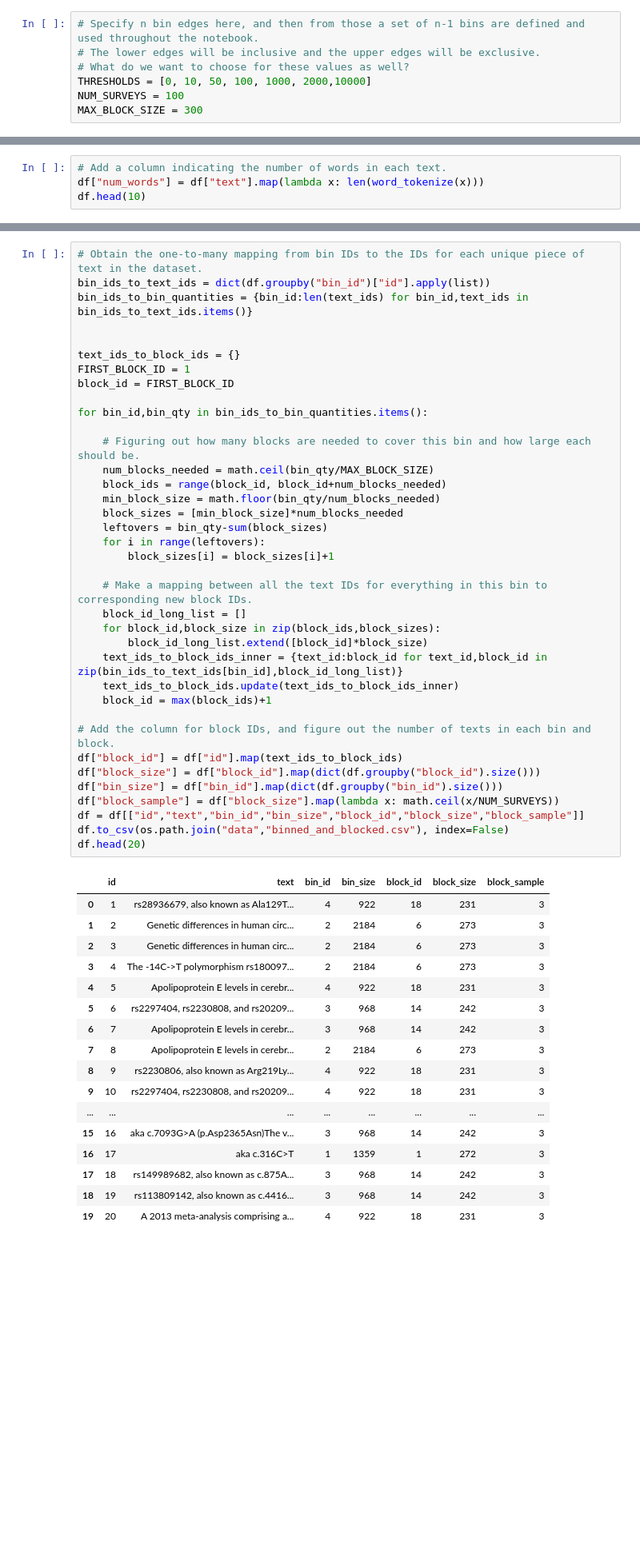
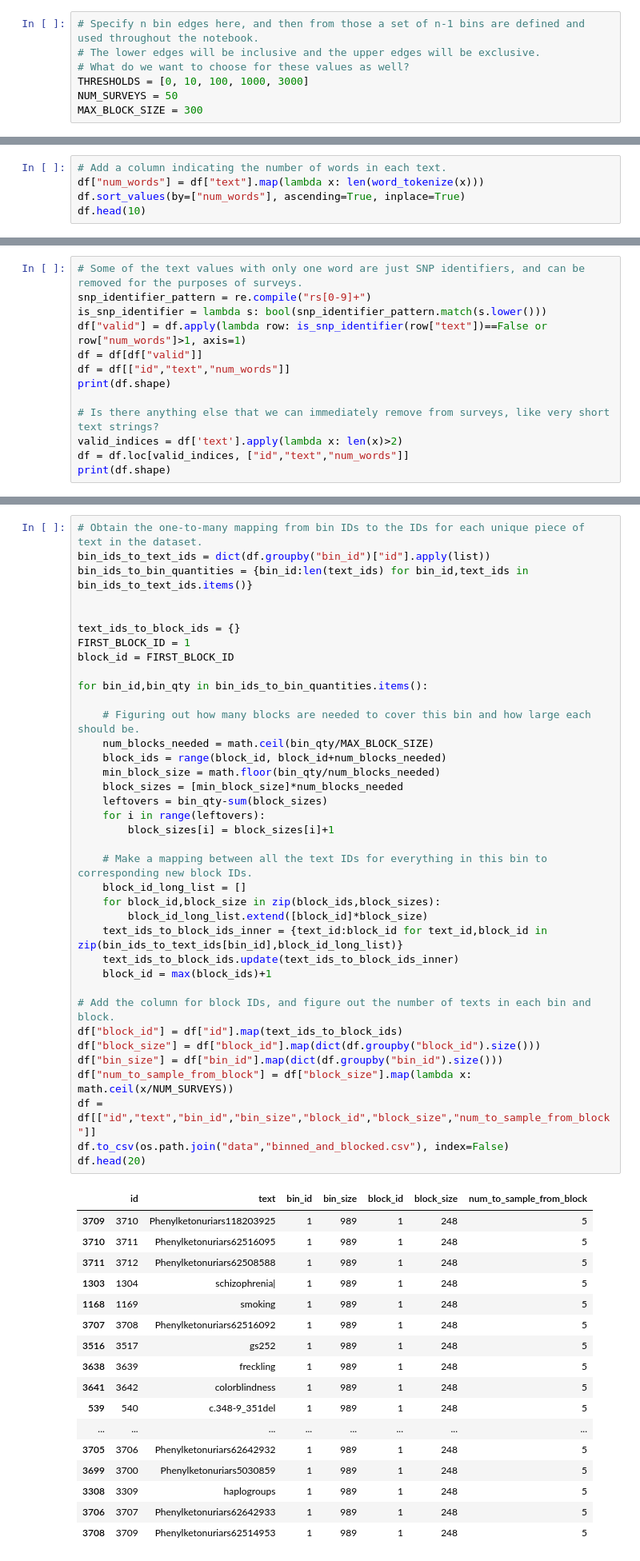
Before and after one commit to irbraun/snpedia-nlp, a Jupyter notebook: binning_and_blocking.ipynb, the cells around one changed output, grey strips where cells are left out. Shown at 80% size. Drawn from its saved outputs; the diff is of its cells as text; blank space fills up the shorter version.

Commit message:
updating block sizes

```diff
--- a/binning_and_blocking.ipynb
+++ b/binning_and_blocking.ipynb
@@ -60,8 +61,8 @@ sn.distplot(word_num_distribution)
 # Specify n bin edges here, and then from those a set of n-1 bins are defined and used throughout the notebook.
 # The lower edges will be inclusive and the upper edges will be exclusive.
 # What do we want to choose for these values as well?
-THRESHOLDS = [0, 10, 50, 100, 1000, 2000,10000]
-NUM_SURVEYS = 100
+THRESHOLDS = [0, 10, 100, 1000, 3000]
+NUM_SURVEYS = 50
 MAX_BLOCK_SIZE = 300
 # %%
 # Create the set of IDs for the bins and also tuples that reference the edges of each bin.
@@ -75,6 +76,7 @@ print(bounds_list)
 # %%
 # Add a column indicating the number of words in each text.
 df["num_words"] = df["text"].map(lambda x: len(word_tokenize(x)))
+df.sort_values(by=["num_words"], ascending=True, inplace=True)
 df.head(10)
 # %% [output]
 |  | id | text | num_words |
@@ -90,0 +93,13 @@ df.head(10)
+# %%
+# Some of the text values with only one word are just SNP identifiers, and can be removed for the purposes of surveys.
+snp_identifier_pattern = re.compile("rs[0-9]+")
+is_snp_identifier = lambda s: bool(snp_identifier_pattern.match(s.lower()))
+df["valid"] = df.apply(lambda row: is_snp_identifier(row["text"])==False or row["num_words"]>1, axis=1)
+df = df[df["valid"]]
+df = df[["id","text","num_words"]]
+print(df.shape)
+
+# Is there anything else that we can immediately remove from surveys, like very short text strings?
+valid_indices = df['text'].apply(lambda x: len(x)>2)
+df = df.loc[valid_indices, ["id","text","num_words"]]
+print(df.shape)
@@ -122,52 +160,52 @@ bin_ids_to_bin_quantities = {bin_id:len(text_ids) for bin_id,text_ids in bin_ids
 text_ids_to_block_ids = {}
 FIRST_BLOCK_ID = 1
 block_id = FIRST_BLOCK_ID
 
 for bin_id,bin_qty in bin_ids_to_bin_quantities.items():
 
     # Figuring out how many blocks are needed to cover this bin and how large each should be.
     num_blocks_needed = math.ceil(bin_qty/MAX_BLOCK_SIZE)
     block_ids = range(block_id, block_id+num_blocks_needed)
     min_block_size = math.floor(bin_qty/num_blocks_needed)
     block_sizes = [min_block_size]*num_blocks_needed
     leftovers = bin_qty-sum(block_sizes)
     for i in range(leftovers):
         block_sizes[i] = block_sizes[i]+1
 
     # Make a mapping between all the text IDs for everything in this bin to corresponding new block IDs.
     block_id_long_list = []
     for block_id,block_size in zip(block_ids,block_sizes):
         block_id_long_list.extend([block_id]*block_size)
     text_ids_to_block_ids_inner = {text_id:block_id for text_id,block_id in zip(bin_ids_to_text_ids[bin_id],block_id_long_list)}
     text_ids_to_block_ids.update(text_ids_to_block_ids_inner)
     block_id = max(block_ids)+1
 
 # Add the column for block IDs, and figure out the number of texts in each bin and block.
 df["block_id"] = df["id"].map(text_ids_to_block_ids)
 df["block_size"] = df["block_id"].map(dict(df.groupby("block_id").size()))
 df["bin_size"] = df["bin_id"].map(dict(df.groupby("bin_id").size()))
-df["block_sample"] = df["block_size"].map(lambda x: math.ceil(x/NUM_SURVEYS))
-df = df[["id","text","bin_id","bin_size","block_id","block_size","block_sample"]]
+df["num_to_sample_from_block"] = df["block_size"].map(lambda x: math.ceil(x/NUM_SURVEYS))
+df = df[["id","text","bin_id","bin_size","block_id","block_size","num_to_sample_from_block"]]
 df.to_csv(os.path.join("data","binned_and_blocked.csv"), index=False)
 df.head(20)
 # %% [output]
-|  | id | text | bin_id | bin_size | block_id | block_size | block_sample |
-| 0 | 1 | rs28936679, also known as Ala129T... | 4 | 922 | 18 | 231 | 3 |
-| 1 | 2 | Genetic differences in human circ... | 2 | 2184 | 6 | 273 | 3 |
-| 2 | 3 | Genetic differences in human circ... | 2 | 2184 | 6 | 273 | 3 |
-| 3 | 4 | The -14C->T polymorphism rs180097... | 2 | 2184 | 6 | 273 | 3 |
-| 4 | 5 | Apolipoprotein E levels in cerebr... | 4 | 922 | 18 | 231 | 3 |
-| 5 | 6 | rs2297404, rs2230808, and rs20209... | 3 | 968 | 14 | 242 | 3 |
-| 6 | 7 | Apolipoprotein E levels in cerebr... | 3 | 968 | 14 | 242 | 3 |
-| 7 | 8 | Apolipoprotein E levels in cerebr... | 2 | 2184 | 6 | 273 | 3 |
-| 8 | 9 | rs2230806, also known as Arg219Ly... | 4 | 922 | 18 | 231 | 3 |
-| 9 | 10 | rs2297404, rs2230808, and rs20209... | 4 | 922 | 18 | 231 | 3 |
+|  | id | text | bin_id | bin_size | block_id | block_size | num_to_sample_from_block |
+| 3709 | 3710 | Phenylketonuriars118203925 | 1 | 989 | 1 | 248 | 5 |
+| 3710 | 3711 | Phenylketonuriars62516095 | 1 | 989 | 1 | 248 | 5 |
+| 3711 | 3712 | Phenylketonuriars62508588 | 1 | 989 | 1 | 248 | 5 |
+| 1303 | 1304 | schizophrenia| | 1 | 989 | 1 | 248 | 5 |
+| 1168 | 1169 | smoking | 1 | 989 | 1 | 248 | 5 |
+| 3707 | 3708 | Phenylketonuriars62516092 | 1 | 989 | 1 | 248 | 5 |
+| 3516 | 3517 | gs252 | 1 | 989 | 1 | 248 | 5 |
+| 3638 | 3639 | freckling | 1 | 989 | 1 | 248 | 5 |
+| 3641 | 3642 | colorblindness | 1 | 989 | 1 | 248 | 5 |
+| 539 | 540 | c.348-9_351del | 1 | 989 | 1 | 248 | 5 |
 | ... | ... | ... | ... | ... | ... | ... | ... |
-| 15 | 16 | aka c.7093G>A (p.Asp2365Asn)The v... | 3 | 968 | 14 | 242 | 3 |
-| 16 | 17 | aka c.316C>T | 1 | 1359 | 1 | 272 | 3 |
-| 17 | 18 | rs149989682, also known as c.875A... | 3 | 968 | 14 | 242 | 3 |
-| 18 | 19 | rs113809142, also known as c.4416... | 3 | 968 | 14 | 242 | 3 |
-| 19 | 20 | A 2013 meta-analysis comprising a... | 4 | 922 | 18 | 231 | 3 |
+| 3705 | 3706 | Phenylketonuriars62642932 | 1 | 989 | 1 | 248 | 5 |
+| 3699 | 3700 | Phenylketonuriars5030859 | 1 | 989 | 1 | 248 | 5 |
+| 3308 | 3309 | haplogroups | 1 | 989 | 1 | 248 | 5 |
+| 3706 | 3707 | Phenylketonuriars62642933 | 1 | 989 | 1 | 248 | 5 |
+| 3708 | 3709 | Phenylketonuriars62514953 | 1 | 989 | 1 | 248 | 5 |
 # %%
 # What is the relationship between the bin IDs and the block IDs?
 blocks_df = pd.DataFrame(df.drop_duplicates(subset=["block_id"], inplace=False))
```
Also changed, not shown: parts of 8 cells of this notebook, 2 other files.
